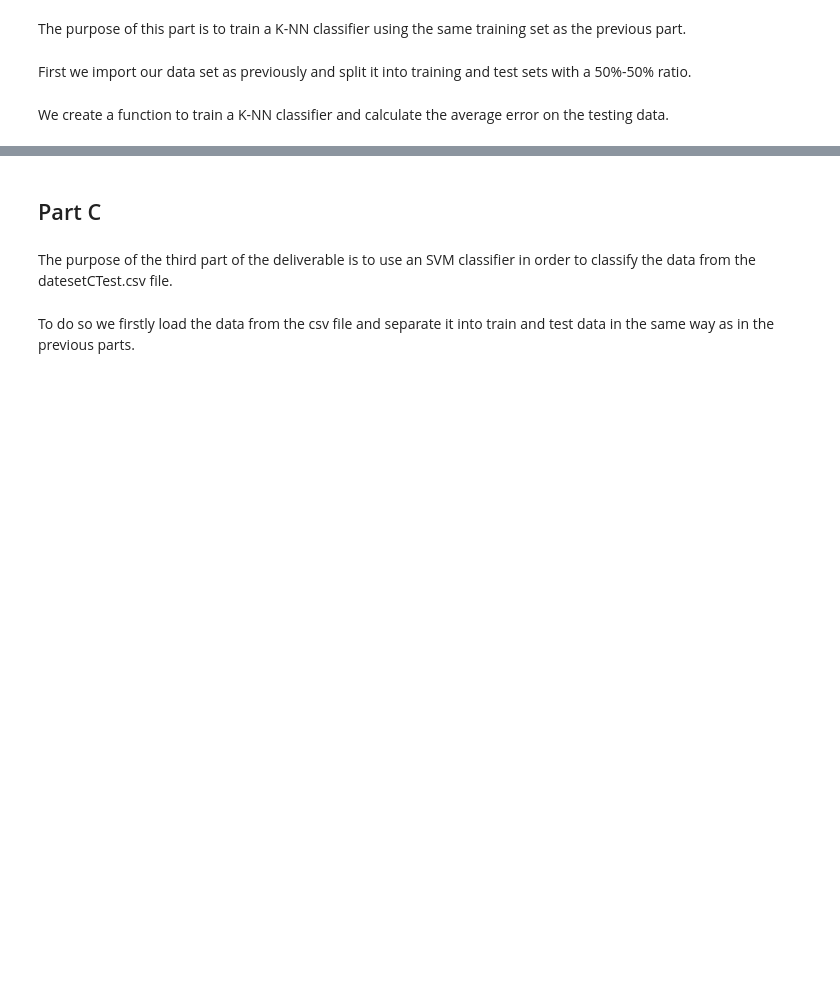
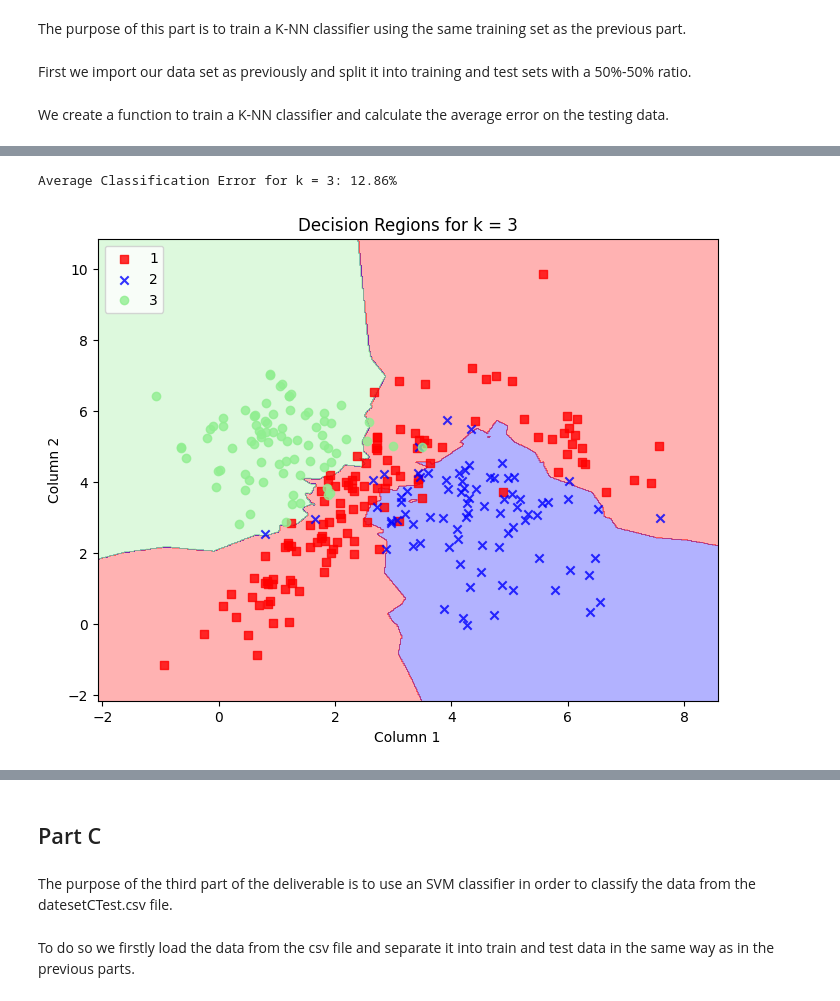
Before and after one commit to Elemxm/Pattern-Recognition, a Jupyter notebook: svm.ipynb, the cells around one changed output, grey strips where cells are left out. Cells and saved outputs as stored; diff of their text form; code cells hidden in the pictures; blank space fills up the shorter version.

```diff
--- a/svm.ipynb
+++ b/svm.ipynb
@@ -45,0 +122,6 @@ def train_and_evaluate_knn(k, X_train, X_test, y_train, y_test):
+# %%
+knn_classifier, error = train_and_evaluate_knn(3, X_train, X_test, y_train, y_test)
+plot_data_into_regions(3, error, X, y, knn_classifier)
+# %% [output]
+Average Classification Error for k = 3: 12.86%
+[figure, added]
```
Also changed, not shown: parts of 19 cells of this notebook.
